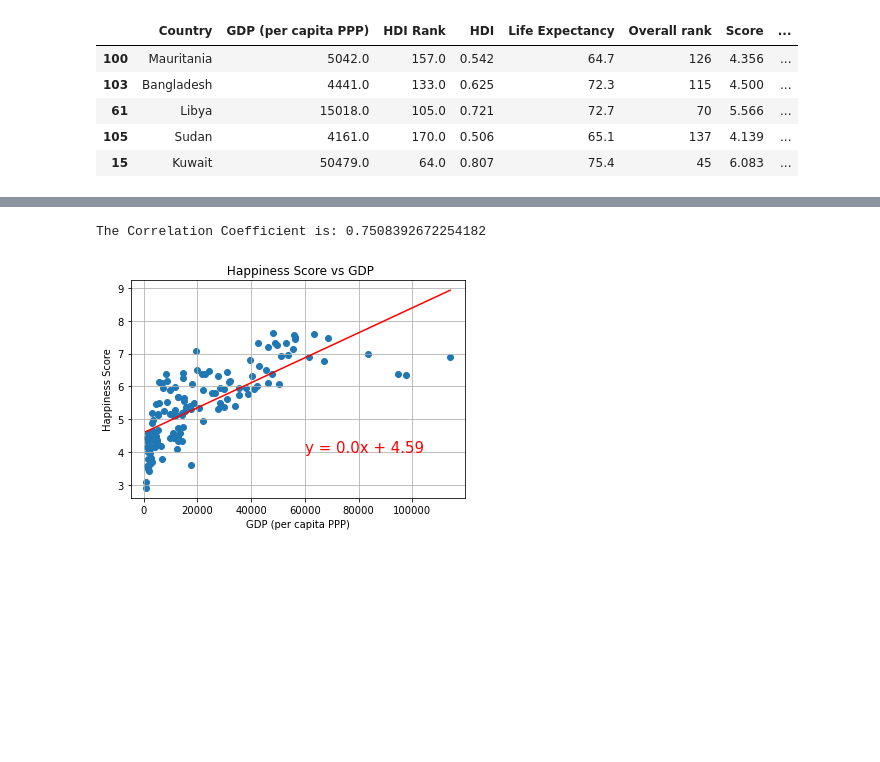
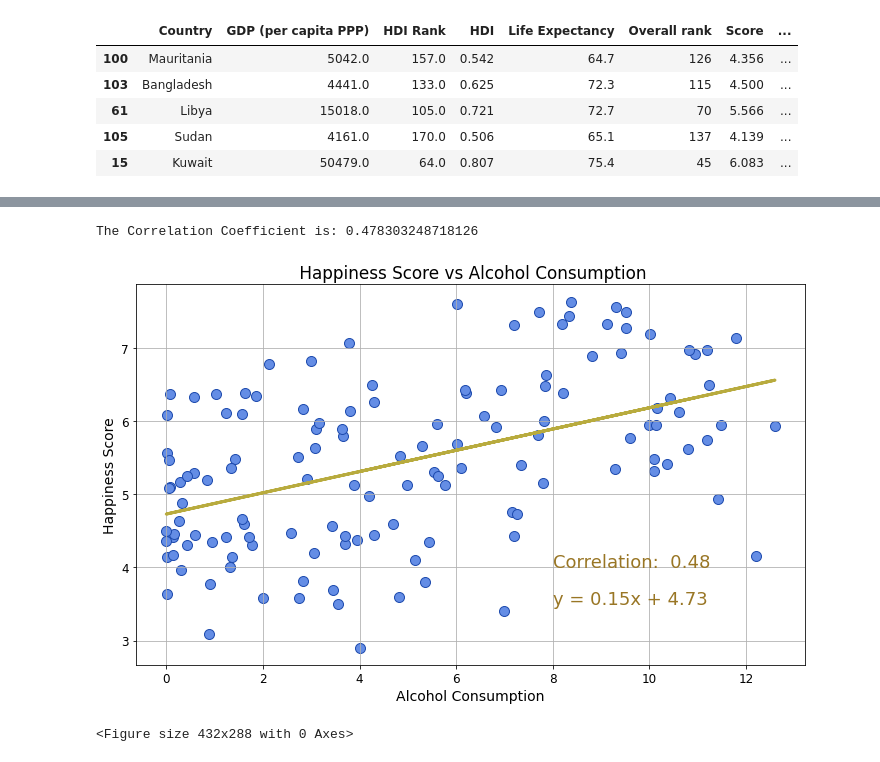
Before and after one commit to Steff-C/Project-1-Happiness-, a Jupyter notebook: Happiness.ipynb, the cells around one changed output, grey strips where cells are left out. Drawn from its saved outputs; the diff is of its cells as text; code cells hidden in the pictures; blank space fills up the shorter version.

```diff
--- a/Happiness.ipynb
+++ b/Happiness.ipynb
@@ -223,5 +224,4 @@ top_happy.head(50)
 | 101 | 119 | Namibia | 4.441 | 0.874 | 1.281 | 0.365 | ... |
 | 112 | 130 | Myanmar | 4.308 | 0.682 | 1.174 | 0.429 | ... |
 # %%
-final_results = final_hdi_gdp_life.merge(happiness_alcohol, how="inner", on=["Country"])
-final_results.to_csv(output_data_file)
+final_df = final_hdi_gdp_life.merge(happiness_alcohol, how="inner", on=["Country"])
@@ -243,0 +228,5 @@ final_results
+# %%
+final_results = final_df.drop(columns=['Social support','Healthy life expectancy','Freedom to make life choices',
+                                  'Generosity','Perceptions of corruption'])
+final_results.to_csv(output_data_file)
+final_results
@@ -629,24 +733,29 @@ The Correlation Coefficient is: 0.48376278795031524
 # %%
-x_values = final_results["GDP (per capita PPP)"]
+x_values = final_results["All types"]
 y_values = final_results["Score"]
 
 (slope, intercept, rvalue, pvalue, stderr) = st.linregress(x_values, y_values)
 
 regress_values = x_values * slope + intercept
 
 line_eq = "y = " + str(round(slope,2)) + "x + " + str(round(intercept,2))
 
 # Create scatterplot with linear regression
-plt.scatter(x_values,y_values)
+plt.figure(figsize=(12, 7))
+plt.scatter(x_values,y_values, marker='o', facecolors="#648DE5", edgecolors="#1e4bae", s=100)
 
-plt.plot(x_values,regress_values, "r-")
-plt.annotate(line_eq,(60000,4),fontsize=15,color="red")
-plt.xlabel("GDP (per capita PPP)")
+plt.plot(x_values,regress_values, color='#B8AB3E', linewidth=3)
+plt.annotate(line_eq,(8, 3.5),fontsize=18,color="#997625")
+plt.annotate(f'Correlation:  {round(rvalue, 2)}', (8, 4), fontsize=18, color='#997625')
+plt.tick_params(axis='both', which='major', labelsize=12)
+plt.xlabel("Alcohol Consumption")
 plt.ylabel("Happiness Score")
 print(f"The Correlation Coefficient is: {rvalue}")
-plt.title(" Happiness Score vs GDP")
+plt.title(" Happiness Score vs Alcohol Consumption")
 plt.grid()
 plt.show()
+plt.savefig('output_data/Happiness_Alcohol.png')
 # %% [output]
-The Correlation Coefficient is: 0.7508392672254182
+The Correlation Coefficient is: 0.478303248718126
-[figure, old version]
+[figure, new version]
+<Figure size 432x288 with 0 Axes>
```
Also changed, not shown: parts of 23 cells of this notebook, 18 other files.
